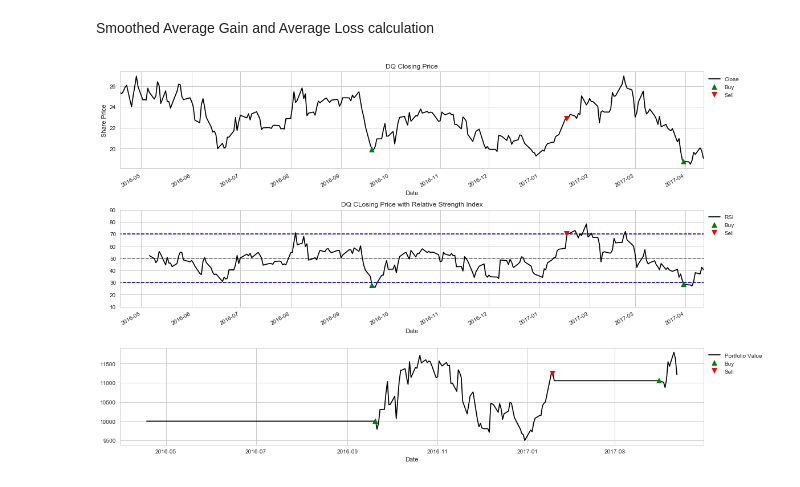
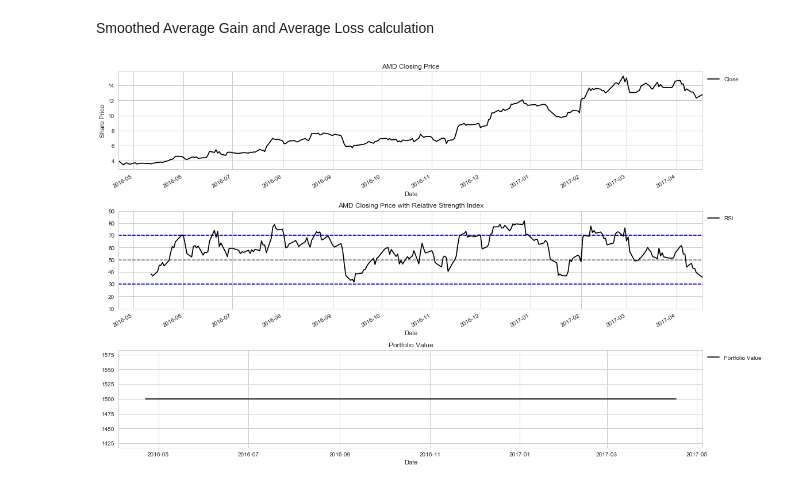
Before and after one commit to spm7/Stock-Ticker---Quantitative-Analysis, a Jupyter notebook: Stock Analytics.ipynb, the cells around one changed output. Saved outputs shown, nothing was run; the diff lists cells and outputs as text; code cells hidden in the pictures.

```diff
--- a/Stock Analytics.ipynb
+++ b/Stock Analytics.ipynb
@@ -41,9 +54,10 @@ def buy_sell(dataframe, portfolio_value,commission):
 # %% [markdown]
 ## Stock to be analyzed, commision for each trade and initial portfolio value
 # %%
-StockName='DQ'
+StockName='AMD'
 commission=7
-portfolio_initial_value=10000
+portfolio_initial_value=1500
+stop_loss_percentage=5
 # %%
 start = datetime.date.today() - datetime.timedelta(days=360)
 end = datetime.date.today()
@@ -349,3 +366,6 @@ buy_sell(Stock_RSI,portfolio_initial_value,commission)
+# %%
+start=Stock_RSI.index[0].date()
+end=Stock_RSI.index[len(Stock_RSI['Close'])-1].date()
 # %%
 buy_RSI=Stock_RSI[Stock_RSI['Buy or Sell']==1]
 sell_RSI=Stock_RSI[Stock_RSI['Buy or Sell']==-1]
@@ -359,32 +379,33 @@ if sell_RSI.empty==0:
     plt.plot(sell_RSI.index, sell_RSI['Close'], marker='v', markersize=10,linestyle="None",color='r',label='Sell')
 plt.title('{} Closing Price'.format(StockName))
 plt.ylabel('Share Price')
 plt.legend(bbox_to_anchor=(1, 1), loc='upper left', ncol=1)
 
 plt.subplot(312)
-plt.title('{} CLosing Price with Relative Strength Index'.format(StockName))
+plt.title('{} Closing Price with Relative Strength Index'.format(StockName))
 Stock_RSI['RSI'].plot(label='RSI',color='k')
 plt.hlines(Top_BBand,start,end, color='b',linestyles='--')
 plt.hlines(50,start,end, color='Grey',linestyles='--')
 plt.hlines(Lower_BBand,start,end, color='b',linestyles='--')
 if buy_RSI.empty==0:
     plt.plot(buy_RSI.index, buy_RSI['RSI'], marker='^',markersize=10,linestyle="None",color='g',label='Buy')
 if sell_RSI.empty==0:
     plt.plot(sell_RSI.index, sell_RSI['RSI'], marker='v', markersize=10,linestyle="None",color='r',label='Sell')
 plt.ylim((10,90))
 plt.legend(bbox_to_anchor=(1, 1), loc='upper left', ncol=1)
 
 plt.subplot(313)
 plt.plot(Stock_RSI['Portfolio'],label='Portfolio Value',color='k')
+plt.title('Portfolio Value')
 if buy_RSI.empty==0:
     plt.plot(buy_RSI.index, buy_RSI['Portfolio'], marker='^',markersize=10,linestyle="None",color='g',label='Buy')
 if sell_RSI.empty==0:
     plt.plot(sell_RSI.index, sell_RSI['Portfolio'], marker='v', markersize=10,linestyle="None",color='r',label='Sell')
 plt.xlabel('Date')
 plt.legend(bbox_to_anchor=(1, 1), loc='upper left', ncol=1)
 
 
 plt.tight_layout()
 plt.show()
 # %% [output]
-[figure, old version]
+[figure, new version]
```
Also changed, not shown: parts of 11 cells of this notebook, 2 other files.
